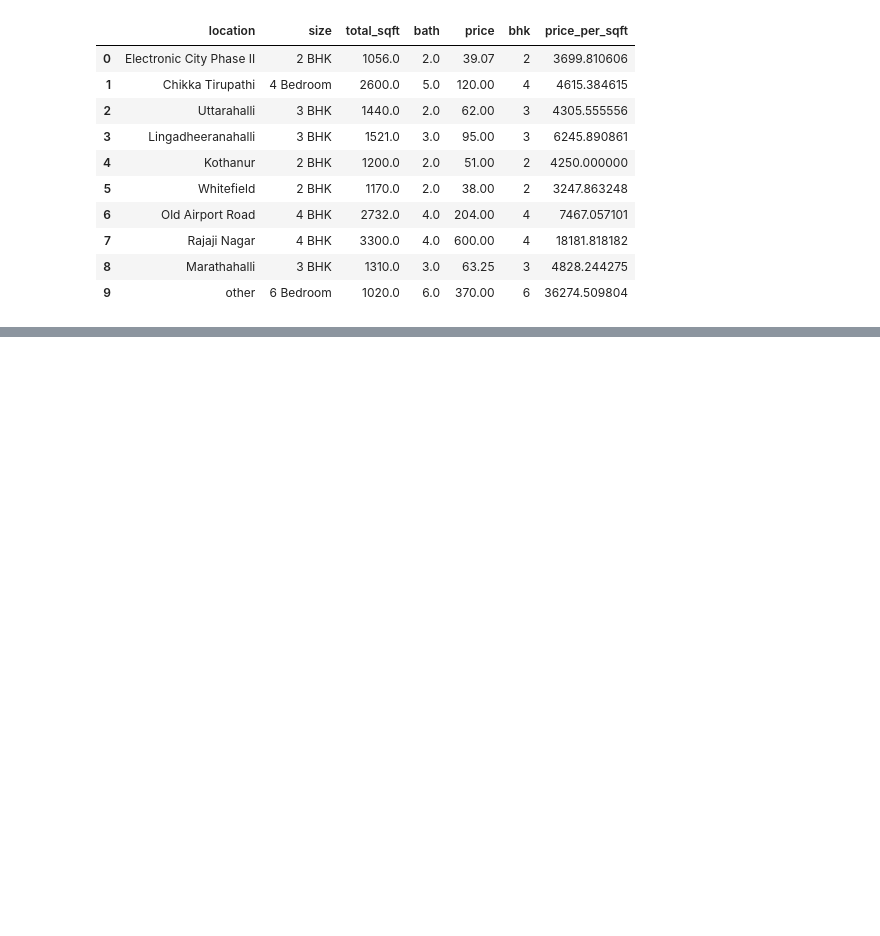
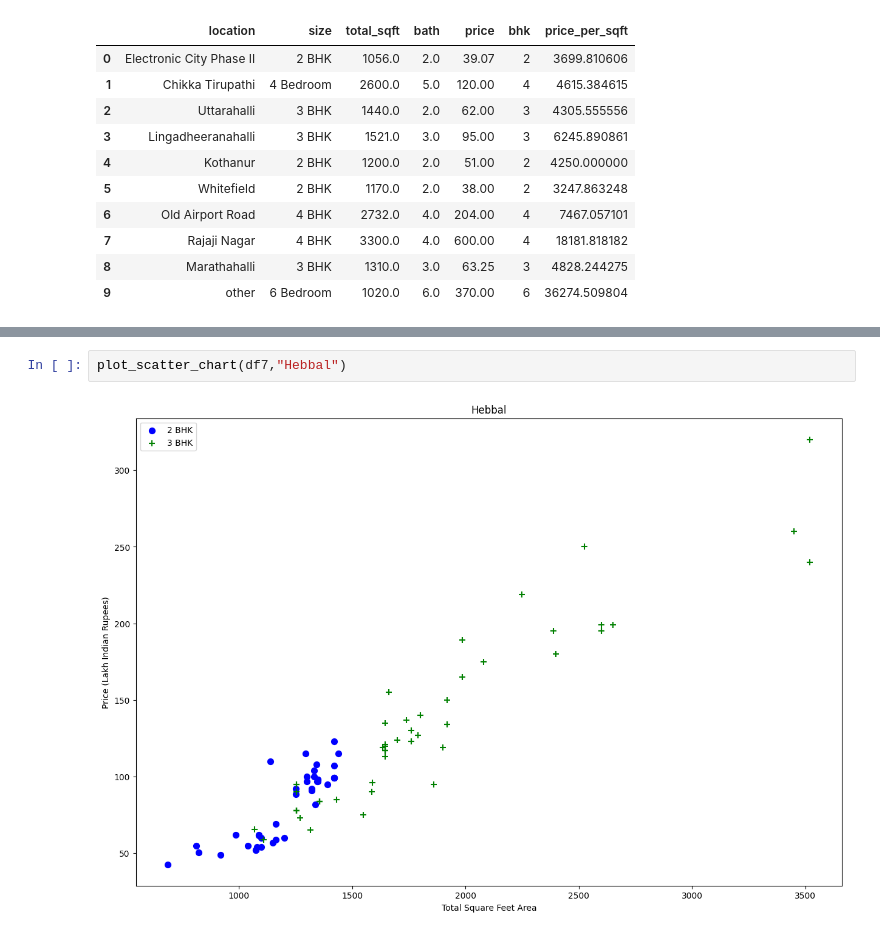
Before and after one commit to RakshitYadav09/price-predictor, a Jupyter notebook: project1.ipynb, the cells around one changed output, grey strips where cells are left out. Cells and saved outputs as stored; diff of their text form; blank space fills up the shorter version.

```diff
--- a/project1.ipynb
+++ b/project1.ipynb
@@ -270,0 +329,4 @@ df5.head(10)
+# %%
+plot_scatter_chart(df7,"Hebbal")
+# %% [output]
+[figure, added]
```
Also changed, not shown: parts of 6 cells of this notebook.
